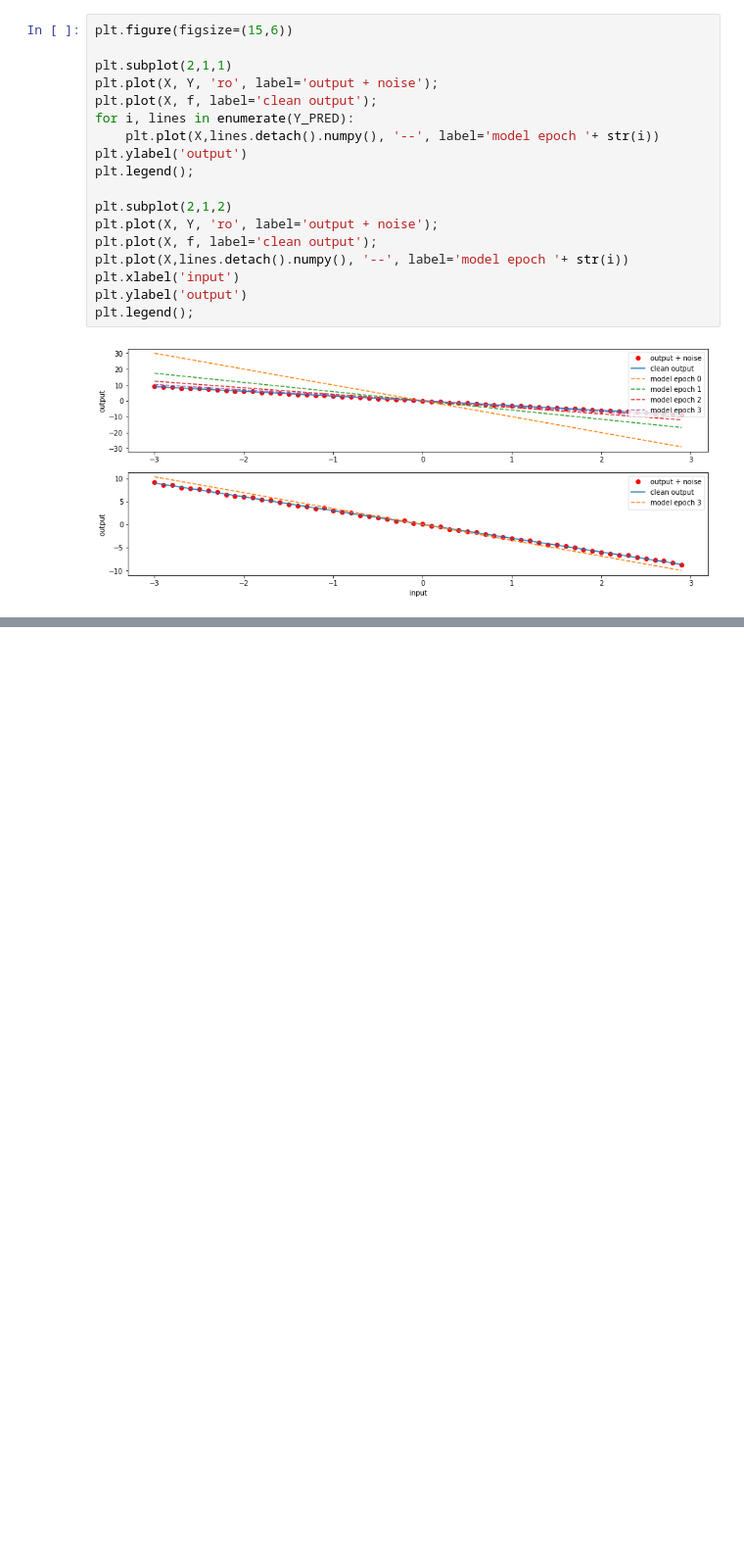
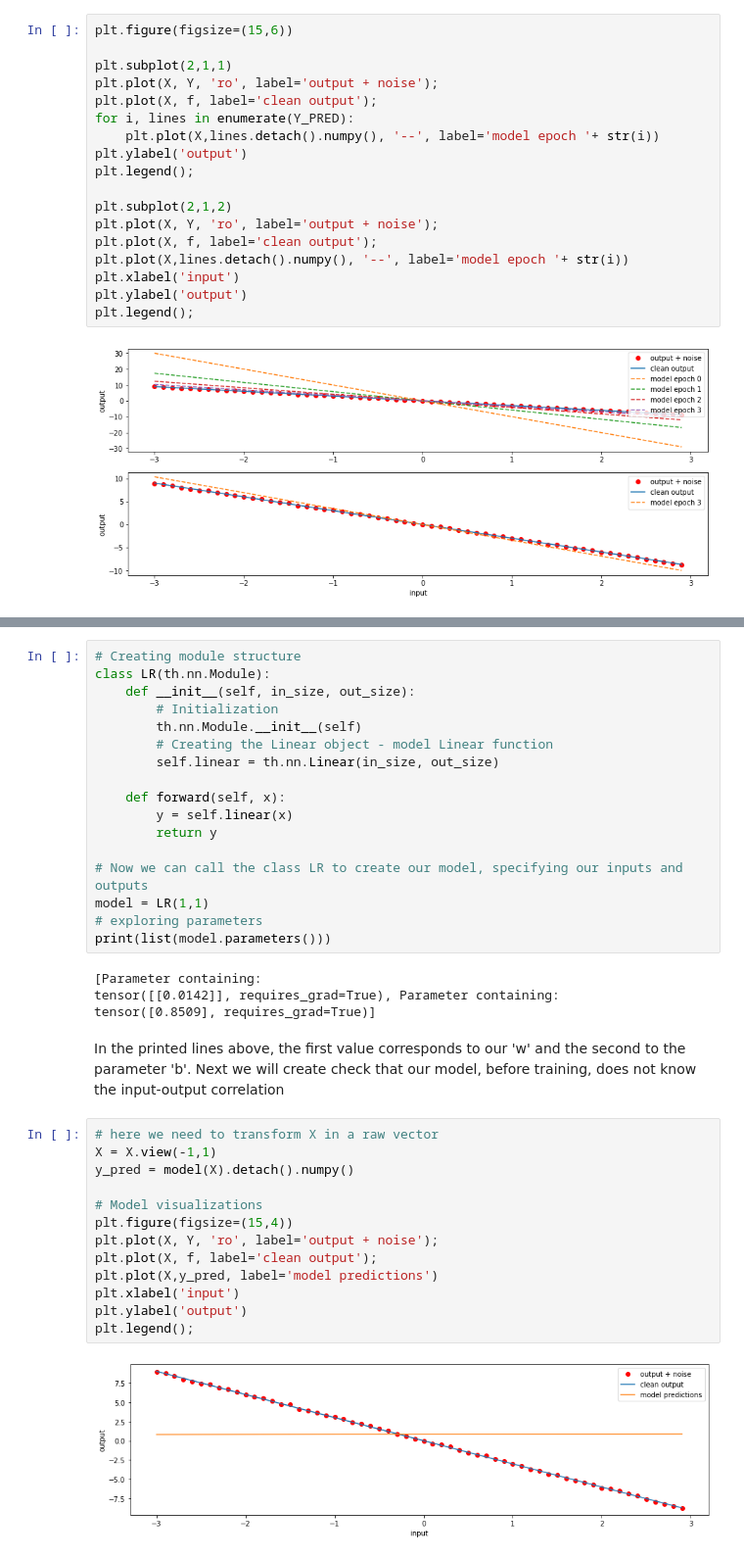
Before and after one commit to LatinAmericanProgramer/Neural-Networks-Machine-Learning-Examples, a Jupyter notebook: ML_python/Linear_Regression_v1.ipynb, the cells around one changed output, grey strips where cells are left out. Shown at 98% size. Drawn from its saved outputs; the diff is of its cells as text; blank space fills up the shorter version.

```diff
--- a/ML_python/Linear_Regression_v1.ipynb
+++ b/ML_python/Linear_Regression_v1.ipynb
@@ -171,0 +301,39 @@ plt.legend();
+# %%
+# Creating module structure
+class LR(th.nn.Module):
+    def __init__(self, in_size, out_size):
+        # Initialization
+        th.nn.Module.__init__(self)
+        # Creating the Linear object - model Linear function
+        self.linear = th.nn.Linear(in_size, out_size)
+
+    def forward(self, x):
+        y = self.linear(x)
+        return y
+
+# Now we can call the class LR to create our model, specifying our inputs and outputs
+model = LR(1,1)
+# exploring parameters
+print(list(model.parameters()))
+# %% [output]
+[Parameter containing:
+tensor([[0.0142]], requires_grad=True), Parameter containing:
+tensor([0.8509], requires_grad=True)]
+# %% [markdown]
+In the printed lines above, the first value corresponds to our 'w' and the second to the parameter 'b'.
+Next we will create check that our model, before training, does not know the input-output correlation
+# %%
+# here we need to transform X in a raw vector
+X = X.view(-1,1)
+y_pred = model(X).detach().numpy()
+
+# Model visualizations
+plt.figure(figsize=(15,4))
+plt.plot(X, Y, 'ro', label='output + noise');
+plt.plot(X, f, label='clean output');
+plt.plot(X,y_pred, label='model predictions')
+plt.xlabel('input')
+plt.ylabel('output')
+plt.legend();
+# %% [output]
+[figure, added]
```
Also changed, not shown: parts of 15 cells of this notebook.
